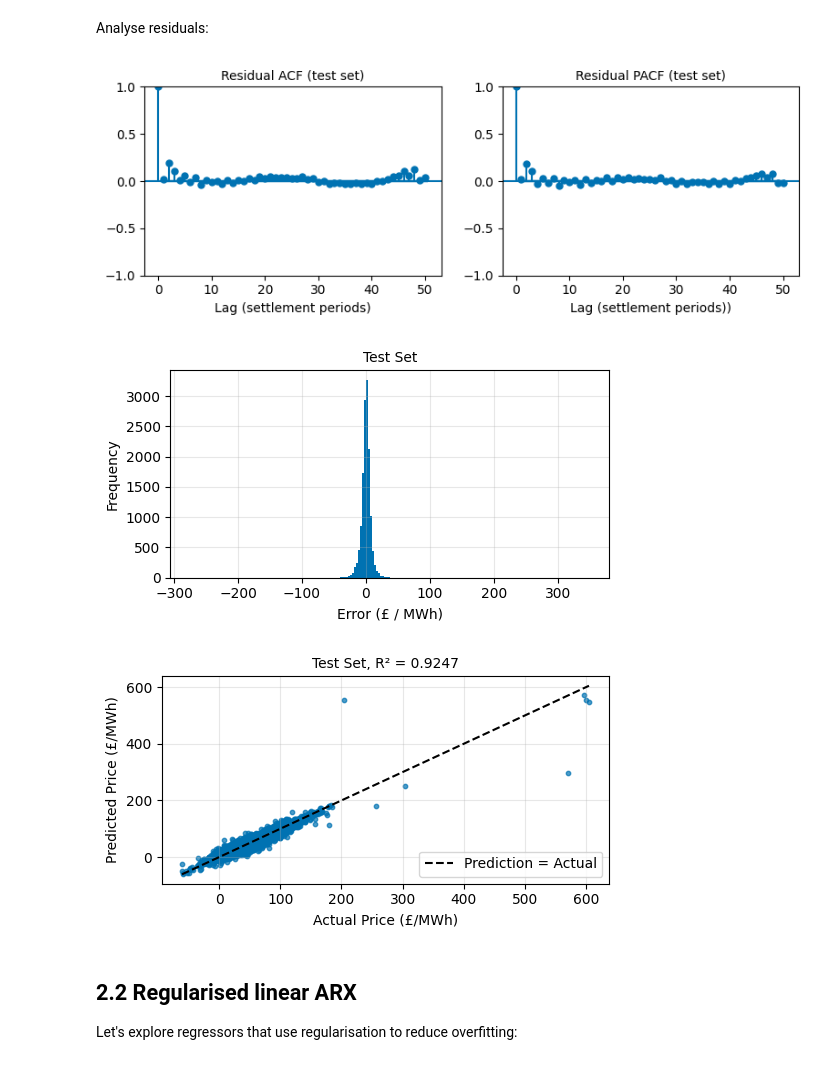
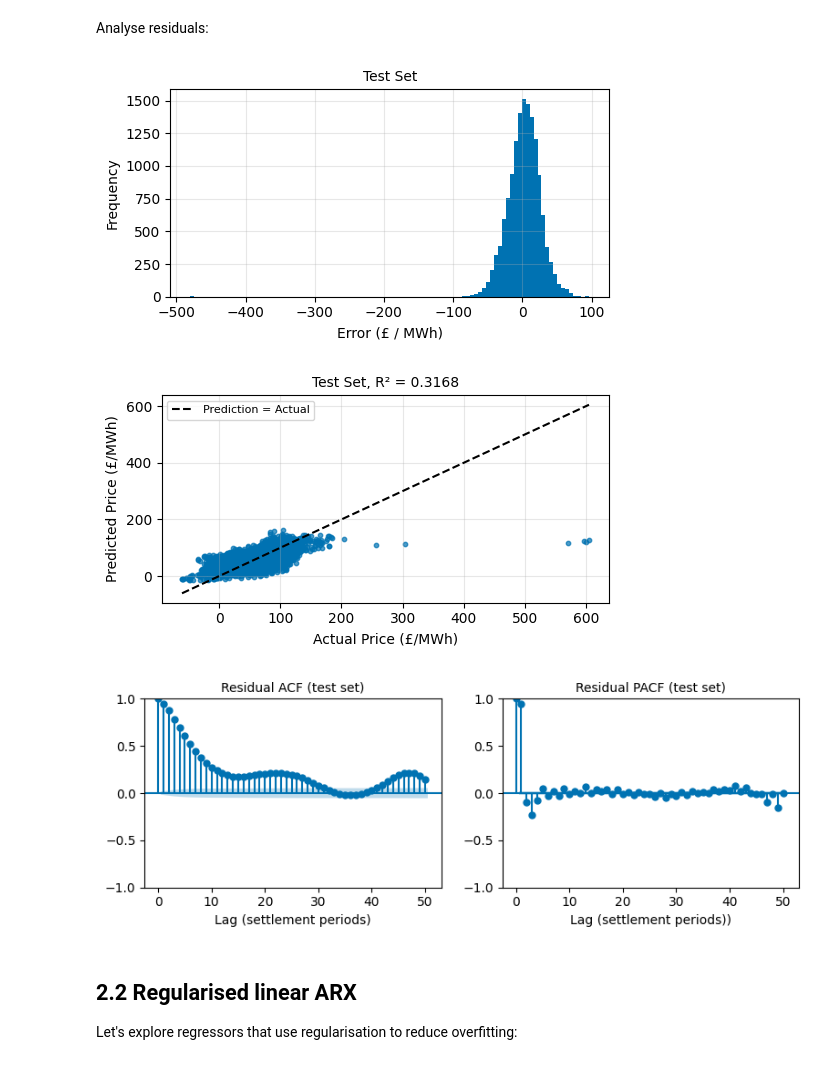
Before and after one commit to christianfenton/electricity_pricing, a Jupyter notebook: notebooks/model_development.ipynb, the cells around one changed output. Saved outputs shown, nothing was run; the diff lists cells and outputs as text; code cells hidden in the pictures.

Commit message:
Moved from v0.3.0 to v0.4.0. Added interface for day-ahead forecasting. Updated notebooks to demonstrate new functionality.

```diff
--- a/notebooks/model_development.ipynb
+++ b/notebooks/model_development.ipynb
@@ -312,23 +304,9 @@ Plot residuals:
 # %%
 from statsmodels.graphics.tsaplots import plot_acf, plot_pacf
 
-residuals_train = y_train_pred - y_train
-residuals_test = y_test_pred - y_test
-rel_residuals_train = np.abs(residuals_train) / np.abs(y_train)
-rel_residuals_test = np.abs(residuals_test) / np.abs(y_test)
+residuals_test = (forecast - actuals).values
+rel_residuals_test = (np.abs(residuals_test) / np.abs(actuals).values)
 
-fig, (ax1, ax2) = plt.subplots(1, 2, figsize=(16/2, 9/3), layout='tight')
-plt.suptitle('Training set (first 500 samples)', fontsize=10)
-# residuals
-ax1.plot(residuals_train[:500])
-ax1.set_xlabel('Sample', fontsize=10)
-ax1.set_ylabel('Residual (£ / MWh)', fontsize=10)
-# relative residuals
-ax2.plot(rel_residuals_train[:500])
-ax2.set_xlabel('Sample', fontsize=10)
-ax2.set_ylabel('Relative residual', fontsize=10)
-ax2.set_yscale('log')
-plt.show()
 fig, (ax1, ax2) = plt.subplots(1, 2, figsize=(16/2, 9/3), layout='tight')
 plt.suptitle('Test set', fontsize=10)
 # residuals
@@ -347,37 +324,39 @@ plt.show()
 # %% [markdown]
 Analyse residuals:
 # %%
+# histogram of errors
+fig, ax = plt.subplots(figsize=(16/3, 9/3), layout='tight')
+ax.hist(residuals_test, bins=100)
+ax.set_xlabel('Error (£ / MWh)', fontsize=10)
+ax.set_ylabel('Frequency', fontsize=10)
+ax.set_title(f'Test Set', fontsize=10)
+ax.grid(True, alpha=0.3)
+plt.show()
+
+# predicted vs actual prices
+fig, ax = plt.subplots(figsize=(16/3, 9/3), layout='tight')
+ax.scatter(actuals, forecast, alpha=0.7, s=10)
+ax.set_xlabel('Actual Price (£/MWh)', fontsize=10)
+ax.set_ylabel('Predicted Price (£/MWh)', fontsize=10)
+ax.plot([actuals.min(), actuals.max()], [actuals.min(), actuals.max()], ls='--', color='black', label='Prediction = Actual')
+ax.legend(fontsize=8)
+ax.set_title(f'Test Set, R² = {test_metrics["r2"]:.4f}', fontsize=10)
+ax.grid(True, alpha=0.3)
+plt.show()
+
 # residual auto-correlation and partial auto-correlations
 fig, (ax1, ax2) = plt.subplots(1, 2, figsize=(16/2, 9/3), layout='tight')
 plot_acf(residuals_test, lags=50, ax=ax1)
 ax1.set_title('Residual ACF (test set)', fontsize=10)
 ax1.set_xlabel('Lag (settlement periods)', fontsize=10)
 plot_pacf(residuals_test, lags=50, ax=ax2)
 ax2.set_title('Residual PACF (test set)', fontsize=10)
 ax2.set_xlabel('Lag (settlement periods))', fontsize=10)
 plt.show()
-# histogram of errors
-fig, ax = plt.subplots(figsize=(16/3, 9/3), layout='tight')
-ax.hist(residuals_test, bins=200)
-ax.set_xlabel('Error (£ / MWh)', fontsize=10)
-ax.set_ylabel('Frequency', fontsize=10)
-ax.set_title(f'Test Set', fontsize=10)
-ax.grid(True, alpha=0.3)
-plt.show()
-# predicted vs actual prices
-fig, ax = plt.subplots(figsize=(16/3, 9/3), layout='tight')
-ax.scatter(y_test, y_test_pred, alpha=0.7, s=10)
-ax.set_xlabel('Actual Price (£/MWh)', fontsize=10)
-ax.set_ylabel('Predicted Price (£/MWh)', fontsize=10)
-ax.plot([y_test.min(), y_test.max()], [y_test.min(), y_test.max()], ls='--', color='black', label='Prediction = Actual')
-ax.legend()
-ax.set_title(f'Test Set, R² = {test_metrics["r2"]:.4f}', fontsize=10)
-ax.grid(True, alpha=0.3)
-plt.show()
 # %% [output]
-[figure, old version]
+[figure, new version]
-[figure, old version]
+[figure, new version]
-[figure, old version]
+[figure, new version]
 # %% [markdown]
 ## 2.2 Regularised linear ARX
 
```
Also changed, not shown: parts of 24 cells of this notebook, 4 other files.
